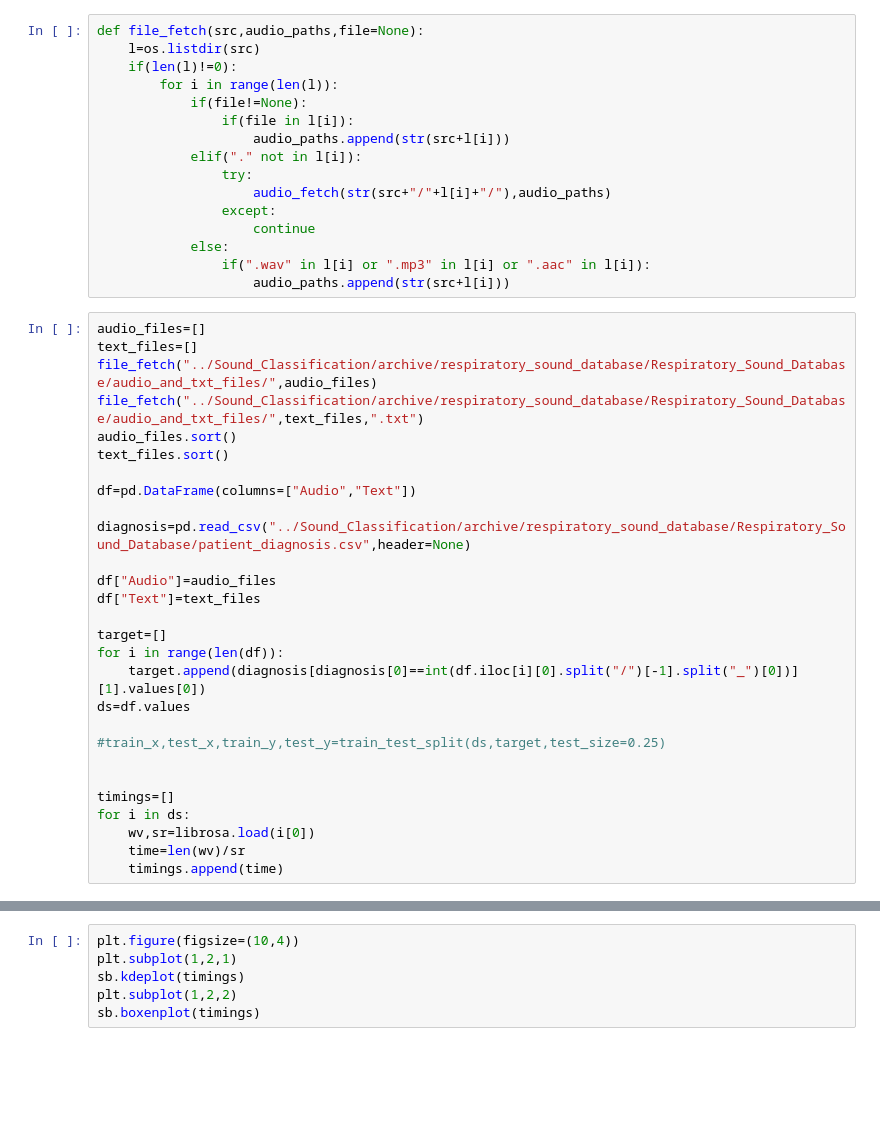
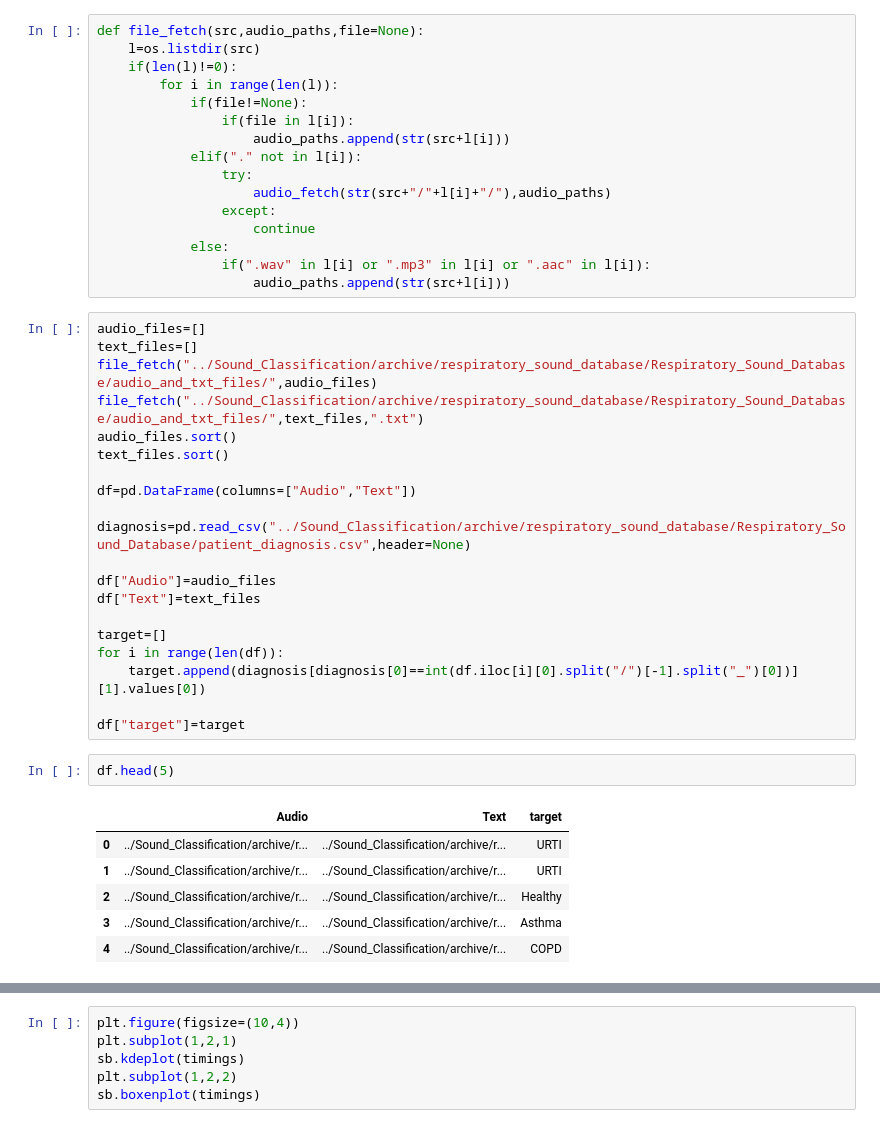
Before and after one commit to snehilchatterjee/respiratory_disease_classifier, a Jupyter notebook: AudioClassification_Training/preprocess.ipynb, the cells around one changed output, grey strips where cells are left out. Saved outputs shown, nothing was run; the diff lists cells and outputs as text; blank space fills up the shorter version.

```diff
--- a/AudioClassification_Training/preprocess.ipynb
+++ b/AudioClassification_Training/preprocess.ipynb
@@ -54,13 +56,14 @@ df["Text"]=text_files
 target=[]
 for i in range(len(df)):
     target.append(diagnosis[diagnosis[0]==int(df.iloc[i][0].split("/")[-1].split("_")[0])][1].values[0])
-ds=df.values
 
-#train_x,test_x,train_y,test_y=train_test_split(ds,target,test_size=0.25)
-
-
-timings=[]
-for i in ds:
-    wv,sr=librosa.load(i[0])
-    time=len(wv)/sr
-    timings.append(time)
+df["target"]=target
+# %%
+df.head(5)
+# %% [output]
+|  | Audio | Text | target |
+| 0 | ../Sound_Classification/archive/r... | ../Sound_Classification/archive/r... | URTI |
+| 1 | ../Sound_Classification/archive/r... | ../Sound_Classification/archive/r... | URTI |
+| 2 | ../Sound_Classification/archive/r... | ../Sound_Classification/archive/r... | Healthy |
+| 3 | ../Sound_Classification/archive/r... | ../Sound_Classification/archive/r... | Asthma |
+| 4 | ../Sound_Classification/archive/r... | ../Sound_Classification/archive/r... | COPD |
```
Also changed, not shown: parts of 19 cells of this notebook.
